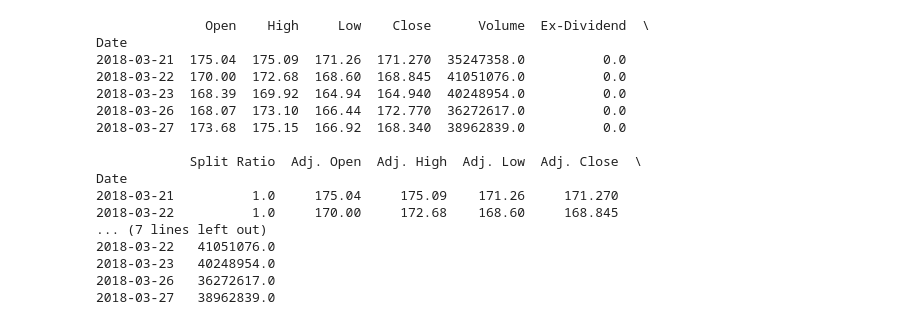
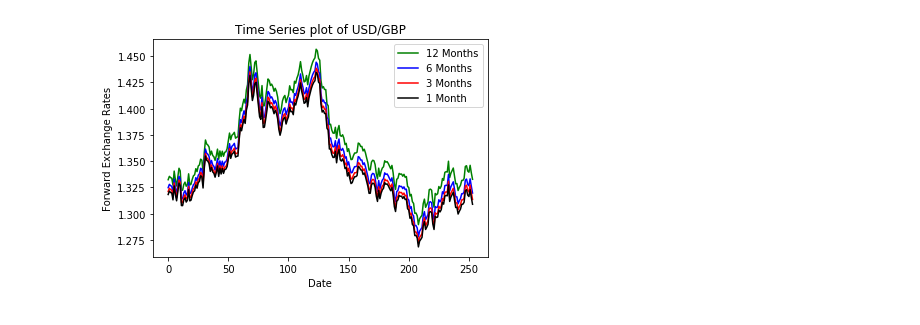
Before and after one commit to ylw16/algothon2018, a Jupyter notebook: Quandl.ipynb, the cells around one changed output. Cells and saved outputs as stored; diff of their text form; code cells hidden in the pictures.

```diff
--- a/Quandl.ipynb
+++ b/Quandl.ipynb
@@ -1,27 +0,0 @@
-# %%
-import quandl
-import pandas as pd
-import numpy as np
-
-quandl.ApiConfig.api_key = 'B_m2qXx_fP2zr7VVzYtt' #setting up your api-key
-data = quandl.get('WIKI/AAPL', rows = 5) #accessing the data for apple using quandl
-data2 = pd.read_csv('https://www.quandl.com/api/v3/datasets/WIKI/FB/data.csv?api_key=B_m2qXx_fP2zr7VVzYtt').head(5)
-print(data)
-# %% [output]
-              Open    High     Low    Close      Volume  Ex-Dividend  \
-Date
-2018-03-21  175.04  175.09  171.26  171.270  35247358.0          0.0
-2018-03-22  170.00  172.68  168.60  168.845  41051076.0          0.0
-2018-03-23  168.39  169.92  164.94  164.940  40248954.0          0.0
-2018-03-26  168.07  173.10  166.44  172.770  36272617.0          0.0
-2018-03-27  173.68  175.15  166.92  168.340  38962839.0          0.0
-
-            Split Ratio  Adj. Open  Adj. High  Adj. Low  Adj. Close  \
-Date
-2018-03-21          1.0     175.04     175.09    171.26     171.270
-2018-03-22          1.0     170.00     172.68    168.60     168.845
-... (7 lines left out)
-2018-03-22   41051076.0
-2018-03-23   40248954.0
-2018-03-26   36272617.0
-2018-03-27   38962839.0
@@ -40,0 +1,37 @@ def handle_data(context, data):
+# %%
+import quandl
+import pandas as pd
+import numpy as np
+
+quandl.ApiConfig.api_key = 'B_m2qXx_fP2zr7VVzYtt'
+start = '2017-10-18'
+end = '2018-10-18'
+df12 = quandl.get('BOE/XUDLDSY',start_date = start, end_date = end)
+df6 = quandl.get('BOE/XUDLDS6',start_date = start, end_date = end)
+df3 = quandl.get('BOE/XUDLDS3',start_date = start, end_date = end)
+df1 = quandl.get('BOE/XUDLDS1',start_date = start, end_date = end)
+df12_6 = df12.merge(df6,how='inner',on='Date')
+df3_1 = df3.merge(df1,how='inner',on='Date')
+df = df12_6.merge(df3_1,how='inner',on='Date')
+df = df.rename(columns={'Value_x_x': '12_months'})
+df = df.rename(columns={'Value_y_x': '6_months'})
+df = df.rename(columns={'Value_x_y': '3_months'})
+df = df.rename(columns={'Value_y_y': '1_month'})
+d = {'Index': np.arange(len(df.index))}
+d = pd.DataFrame(data=d)
+#df['Date'] = df.index
+df['Index'] = d.index
+df = df.set_index('Index')
+# %%
+import matplotlib.pyplot as plt
+plt.plot(df.index, df['12_months'],'g-', label = '12 Months')
+plt.plot(df.index, df['6_months'],'b-', label = '6 Months')
+plt.plot(df.index, df['3_months'],'r-', label = '3 Months')
+plt.plot(df.index, df['1_month'],'k-', label = '1 Month')
+plt.title('Time Series plot of USD/GBP');
+plt.xlabel('Date');
+plt.ylabel('Forward Exchange Rates');
+plt.legend()
+plt.show()
+# %% [output]
+[figure, added]
```
Also changed, not shown: parts of 9 cells of this notebook.
